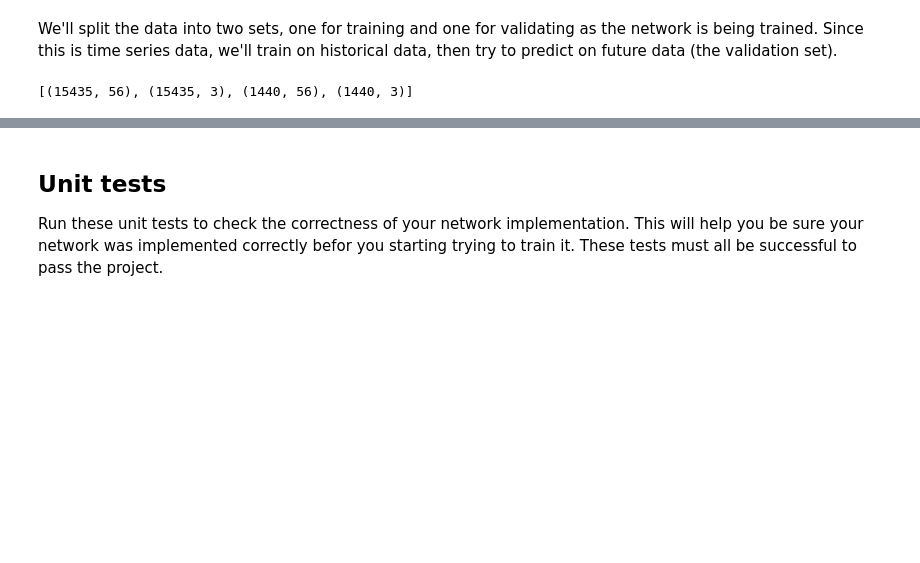
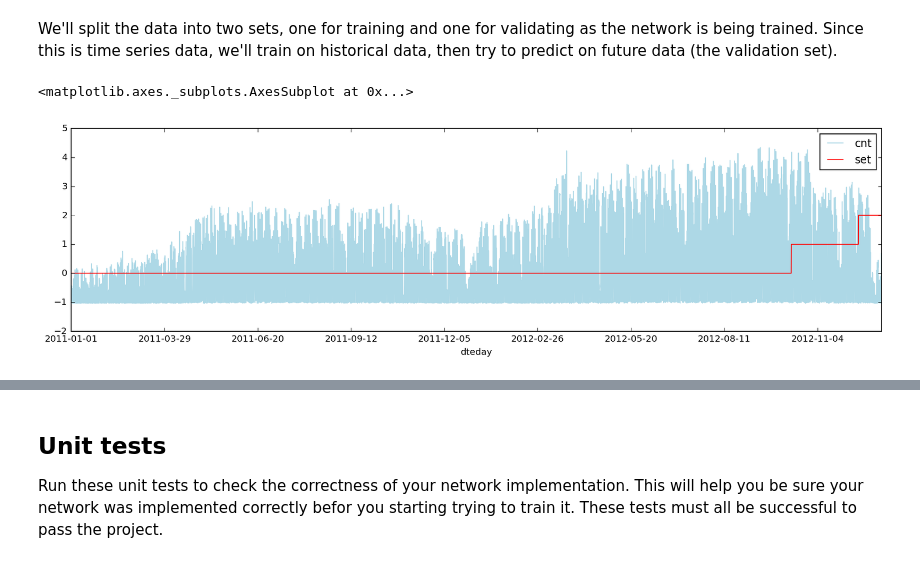
Before and after one commit to sbartek/neural_network_with_numpy, a Jupyter notebook: DLND Your first neural network.ipynb, the cells around one changed output, grey strips where cells are left out. Saved outputs shown, nothing was run; the diff lists cells and outputs as text; code cells hidden in the pictures; blank space fills up the shorter version.

```diff
--- a/DLND Your first neural network.ipynb
+++ b/DLND Your first neural network.ipynb
@@ -42,11 +42,11 @@ rides[:24*10].plot(x='dteday', y='cnt')
 Here we have some categorical variables like season, weather, month. To include these in our model, we'll need to make binary dummy variables. This is simple to do with Pandas thanks to `get_dummies()`.
 # %%
 dummy_fields = ['season', 'weathersit', 'mnth', 'hr', 'weekday']
+all_data = rides.copy()
 for each in dummy_fields:
-    dummies = pd.get_dummies(rides[each], prefix=each, drop_first=False)
-    rides = pd.concat([rides, dummies], axis=1)
+    dummies = pd.get_dummies(all_data[each], prefix=each, drop_first=False)
+    all_data = pd.concat([all_data, dummies], axis=1)
 
 fields_to_drop = ['instant', 'dteday', 'season', 'weathersit',
                   'weekday', 'atemp', 'mnth', 'workingday', 'hr']
-data = rides.drop(fields_to_drop, axis=1)
-data.head()
+all_data = all_data.drop(fields_to_drop, axis=1)
@@ -68,6 +60,6 @@ quant_features = ['casual', 'registered', 'cnt', 'temp', 'hum', 'windspeed']
 # Store scalings in a dictionary so we can convert back later
 scaled_features = {}
 for each in quant_features:
-    mean, std = data[each].mean(), data[each].std()
+    mean, std = all_data[each].mean(), all_data[each].std()
     scaled_features[each] = [mean, std]
-    data.loc[:, each] = (data[each] - mean)/std
+    all_data.loc[:, each] = (all_data[each] - mean)/std
@@ -94,13 +81,12 @@ array(['yr', 'holiday', 'temp', 'hum', 'windspeed', 'casual', 'registered',
 We'll save the data for the last approximately 21 days to use as a test set after we've trained the network. We'll use this set to make predictions and compare them with the actual number of riders.
 # %%
 # Save data for approximately the last 21 days
-test_data = data[-21*24:]
+test_data = all_data[-21*24:]
 
 # Now remove the test data from the data set
-data = data[:-21*24]
+data = all_data[:-21*24]
 
 # Separate the data into features and targets
-target_fields = ['cnt', 'casual', 'registered']
 features, targets = data.drop(target_fields, axis=1), data[target_fields]
 test_features, test_targets = test_data.drop(target_fields, axis=1), test_data[target_fields]
 # %% [markdown]
@@ -109,7 +95,17 @@ We'll split the data into two sets, one for training and one for validating as t
 # Hold out the last 60 days or so of the remaining data as a validation set
 train_features, train_targets = features[:-60*24], targets[:-60*24]
 val_features, val_targets = features[-60*24:], targets[-60*24:]
-# %%
-[x.shape for x in [train_features, train_targets, val_features, val_targets]]
-# %% [output]
-[(15435, 56), (15435, 3), (1440, 56), (1440, 3)]
+# %%
+train_targets_back = train_targets.copy()
+train_targets_back['set'] = 0
+val_targets_back = val_targets.copy()
+val_targets_back['set'] = 1
+test_targets_back = test_targets.copy()
+test_targets_back['set'] = 2
+
+targets_back = pd.concat([train_targets_back, val_targets_back, test_targets_back])
+targets_back['dteday'] = rides['dteday']
+targets_back[['dteday', 'cnt', 'set']].plot(x='dteday', figsize=(16,4), color = ["lightblue", "red"])
+# %% [output]
+<matplotlib.axes._subplots.AxesSubplot at 0x...>
+[figure, added]
```
Also changed, not shown: parts of 62 cells of this notebook.
